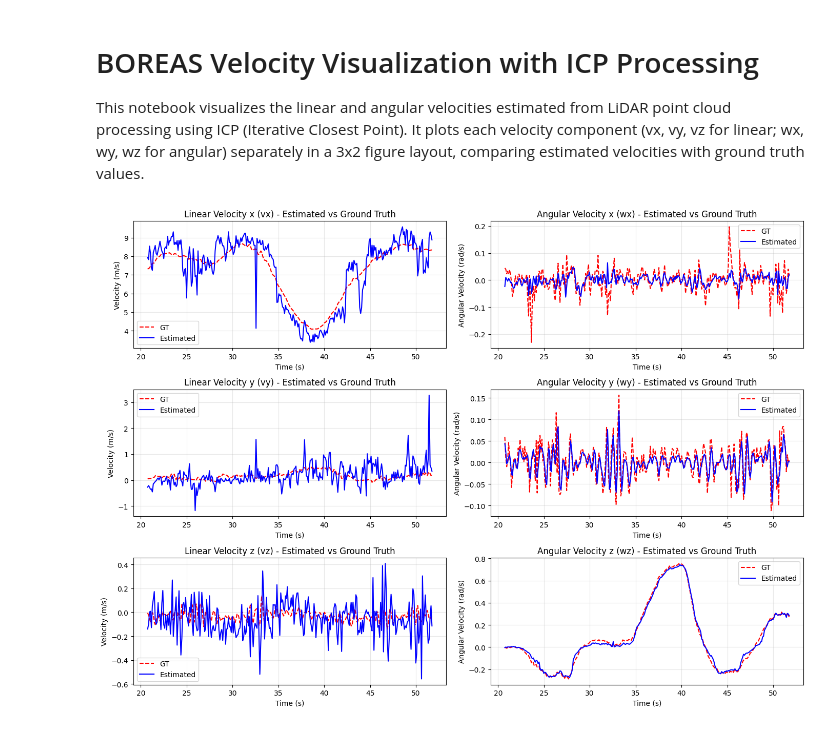
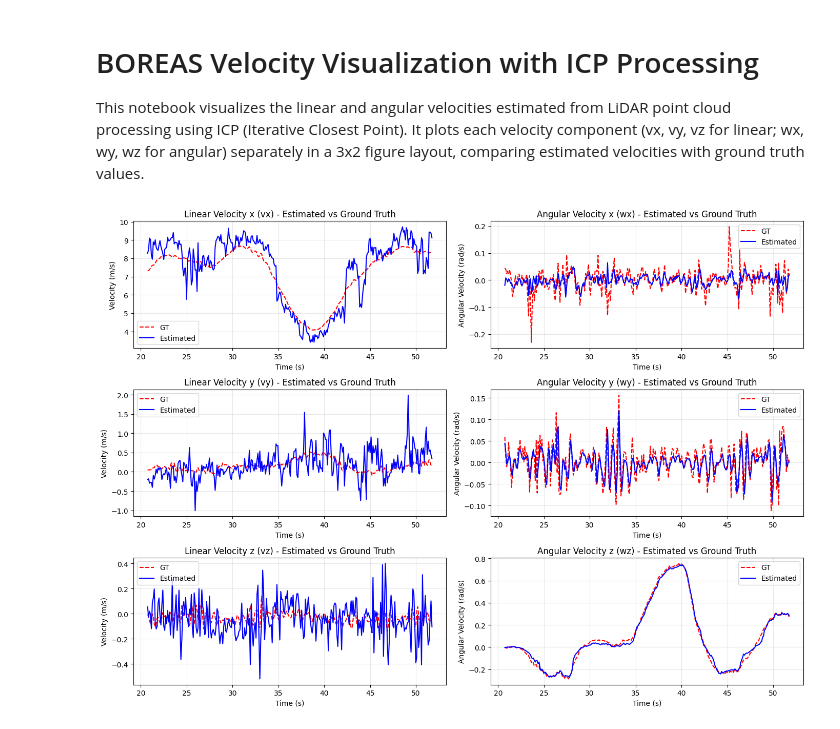
Before and after one commit to EngineerXL/master-diploma, a Jupyter notebook: notebooks/test_icp.ipynb, the cells around one changed output. Drawn from its saved outputs; the diff is of its cells as text; code cells hidden in the pictures.

```diff
--- a/notebooks/test_icp.ipynb
+++ b/notebooks/test_icp.ipynb
@@ -16,9 +16,9 @@ from src.dataset.visualization import PostprocessingWrapper
 from src.dataset.pipeline import DATA_OUTPUT_ROOT
 # %%
 postproc = PostprocessingWrapper(
-    DATA_OUTPUT_ROOT + "/boreas-2021-05-06-13-19/0-500-test-geman.json"
+    DATA_OUTPUT_ROOT + "/boreas-2021-05-06-13-19/0-500-test.json"
 )
 fig = postproc.plot_velocities(frame_st=200, frame_en=500)
 plt.show()
 # %% [output]
-[figure, old version]
+[figure, new version]
```
Also changed, not shown: parts of 2 cells of this notebook, 2 other files.
